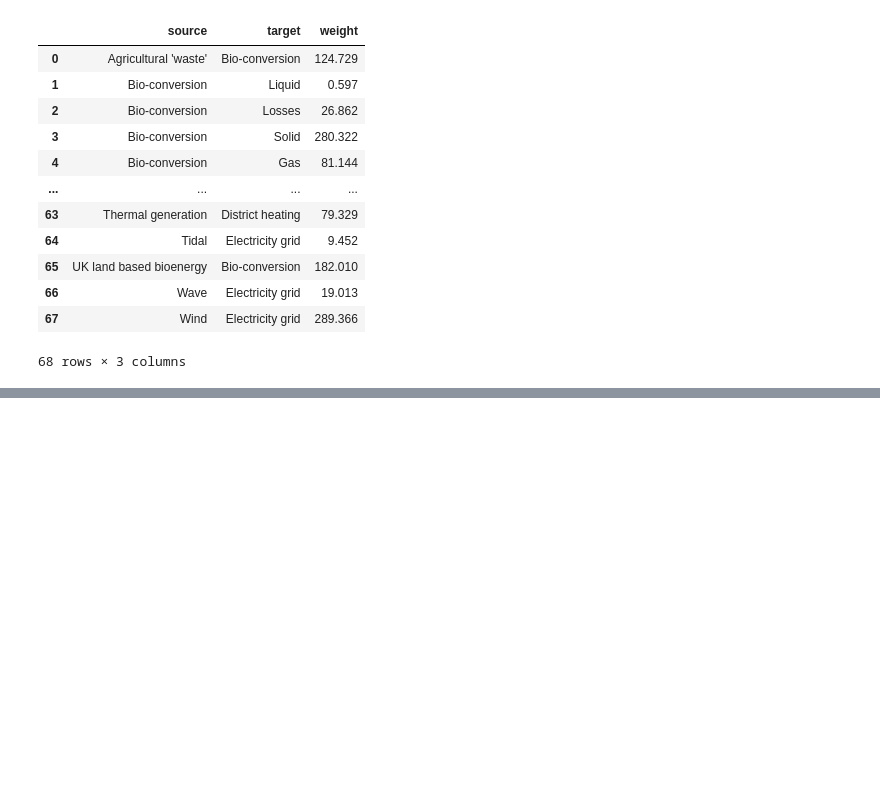
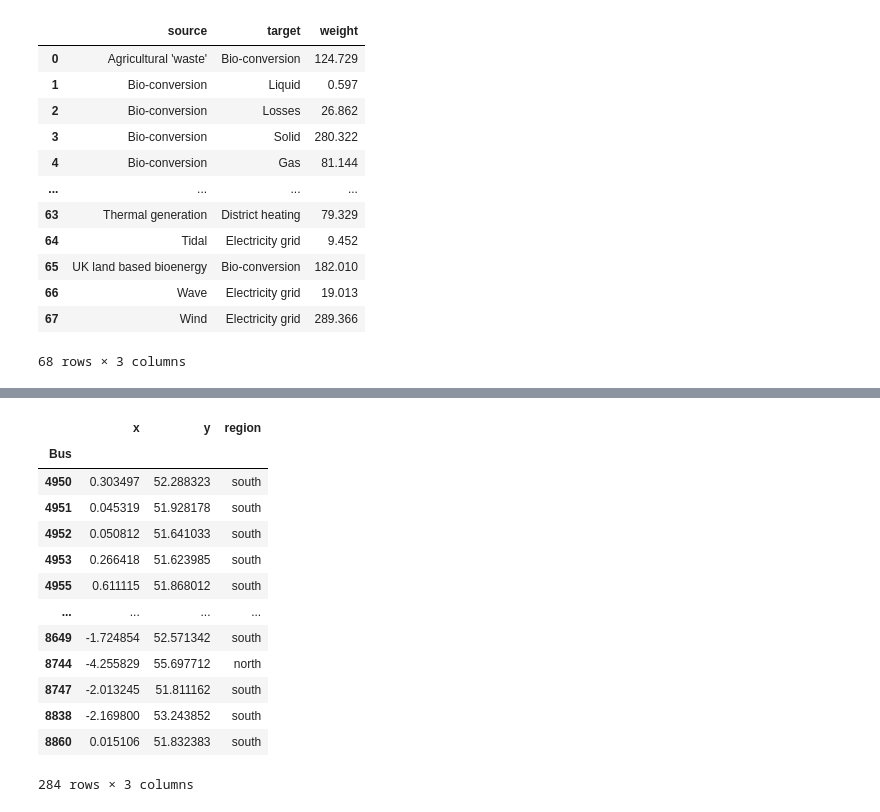
Before and after one commit to LukasFrankenQ/GBPower, a Jupyter notebook: notebooks/money_flow.ipynb, the cells around one changed output, grey strips where cells are left out. Saved outputs shown, nothing was run; the diff lists cells and outputs as text; code cells hidden in the pictures; blank space fills up the shorter version.

```diff
--- a/notebooks/money_flow.ipynb
+++ b/notebooks/money_flow.ipynb
@@ -62,0 +132,9 @@ df
+# %%
+network = pypsa.Network(
+    Path.cwd().parent / 'results' / f'{day}' / 'network_flex_s_nodal.nc'
+)
+buses = network.buses[['x', 'y']]
+buses.loc[:, ['region']] = buses.apply(lambda x: classify_north_south(x['x'], x['y']), axis=1)
+
+buses.loc[load.columns]
+# %% [output]
@@ -62,0 +143,14 @@ df
+|  | x | y | region |
+| Bus |  |  |  |
+| 4950 | 0.303497 | 52.288323 | south |
+| 4951 | 0.045319 | 51.928178 | south |
+| 4952 | 0.050812 | 51.641033 | south |
+| 4953 | 0.266418 | 51.623985 | south |
+| 4955 | 0.611115 | 51.868012 | south |
+| ... | ... | ... | ... |
+| 8649 | -1.724854 | 52.571342 | south |
+| 8744 | -4.255829 | 55.697712 | north |
+| 8747 | -2.013245 | 51.811162 | south |
+| 8838 | -2.169800 | 53.243852 | south |
+| 8860 | 0.015106 | 51.832383 | south |
+284 rows × 3 columns
```
Also changed, not shown: parts of 14 cells of this notebook, 1 other file.
